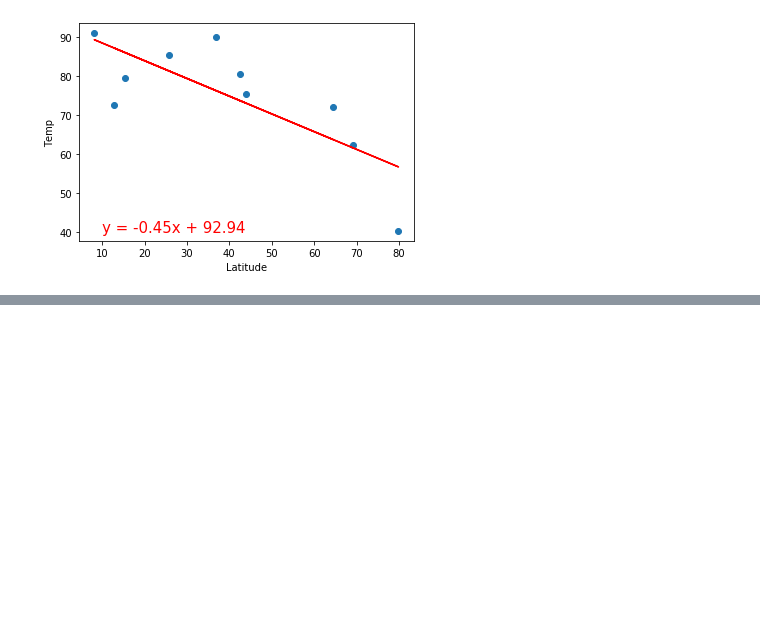
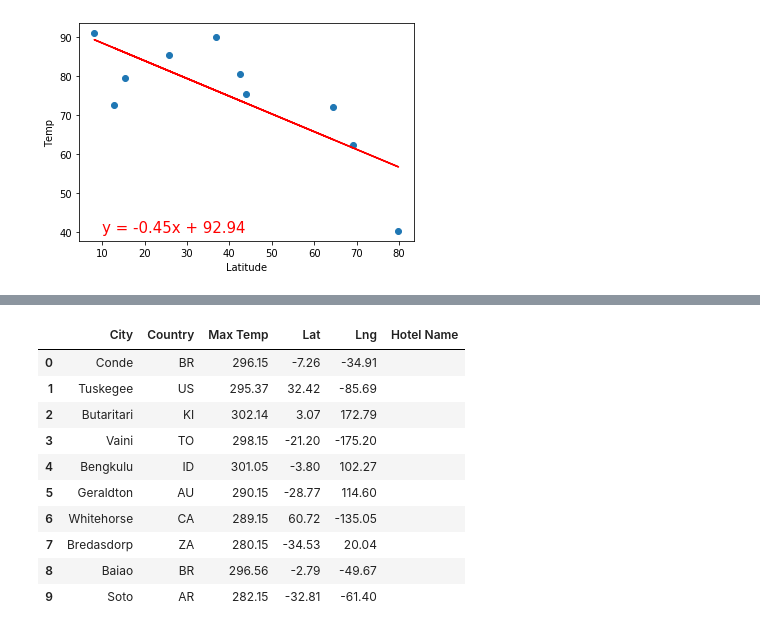
Before and after one commit to jebouchard/World_Weather_Analysis, a Jupyter notebook: WeatherPy.ipynb, the cells around one changed output, grey strips where cells are left out. Cells and saved outputs as stored; diff of their text form; code cells hidden in the pictures; blank space fills up the shorter version.

```diff
--- a/WeatherPy.ipynb
+++ b/WeatherPy.ipynb
@@ -516,0 +702,17 @@ plot_linear_regression(x_values, y_values, 'Linear Regression on the Southern He
+# %%
+# Create DataFrame called hotel_df to store hotel names along with city, country, max temp, and coordinates.
+hotel_df = preferred_cities_df[["City", "Country", "Max Temp", "Lat", "Lng"]].copy()
+hotel_df["Hotel Name"] = ""
+hotel_df.head(10)
+# %% [output]
+|  | City | Country | Max Temp | Lat | Lng | Hotel Name |
+| 0 | Conde | BR | 296.15 | -7.26 | -34.91 |  |
+| 1 | Tuskegee | US | 295.37 | 32.42 | -85.69 |  |
+| 2 | Butaritari | KI | 302.14 | 3.07 | 172.79 |  |
+| 3 | Vaini | TO | 298.15 | -21.20 | -175.20 |  |
+| 4 | Bengkulu | ID | 301.05 | -3.80 | 102.27 |  |
+| 5 | Geraldton | AU | 290.15 | -28.77 | 114.60 |  |
+| 6 | Whitehorse | CA | 289.15 | 60.72 | -135.05 |  |
+| 7 | Bredasdorp | ZA | 280.15 | -34.53 | 20.04 |  |
+| 8 | Baiao | BR | 296.56 | -2.79 | -49.67 |  |
+| 9 | Soto | AR | 282.15 | -32.81 | -61.40 |  |
```
Also changed, not shown: parts of 44 cells of this notebook, 6 other files.
